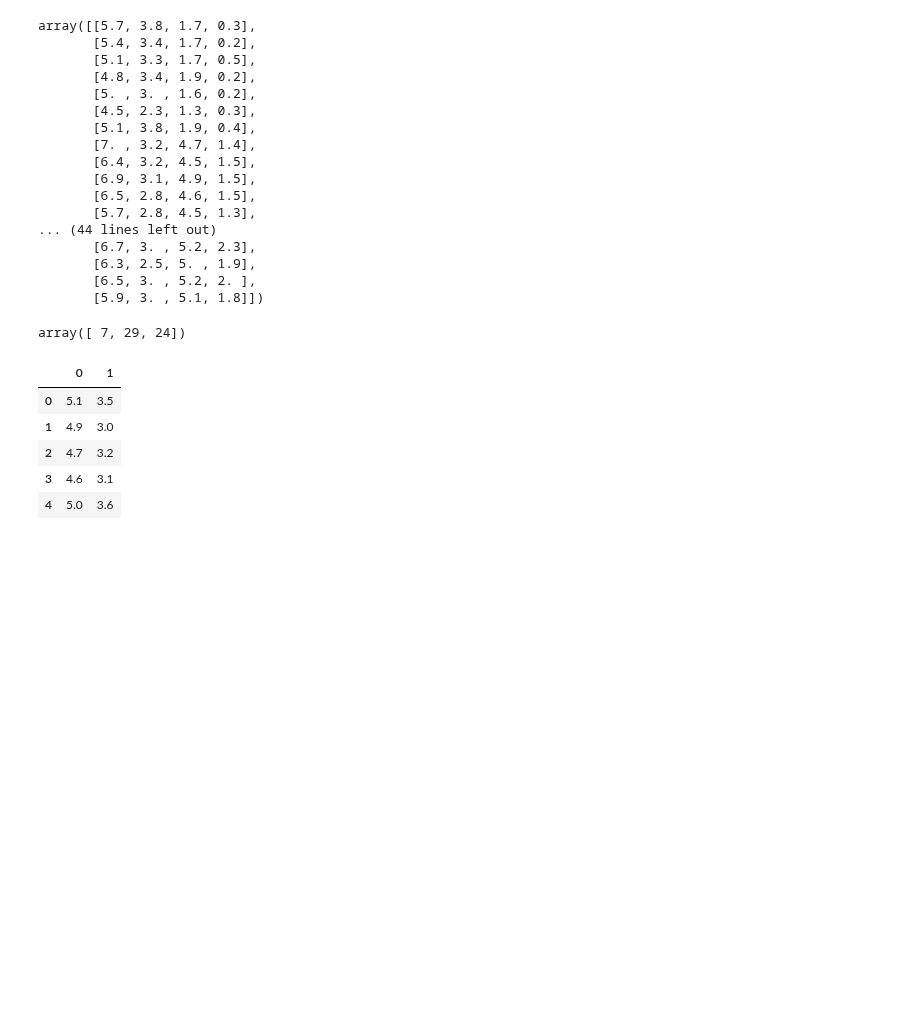
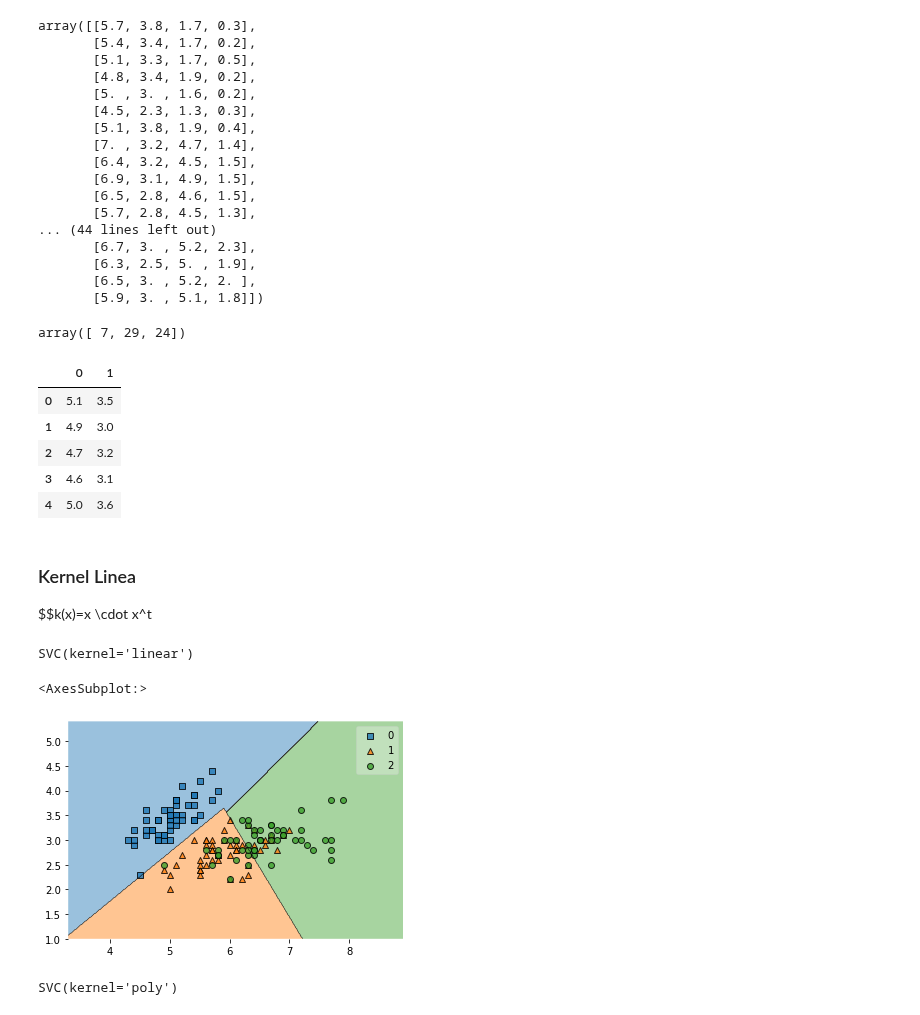
Before and after one commit to felixballestergoytia/Bootcamp_Sep2022, a Jupyter notebook: SVM/SVM.ipynb, the cells around one changed output. Cells and saved outputs as stored; diff of their text form; code cells hidden in the pictures; blank space fills up the shorter version.

```diff
--- a/SVM/SVM.ipynb
+++ b/SVM/SVM.ipynb
@@ -109,3 +109,21 @@ pd.DataFrame(X).head()
 | 4 | 5.0 | 3.6 |
 # %%
 from mlxtend.plotting import plot_decision_regions
+# %% [markdown]
+### Kernel Linea
+$$k(x)=x \cdot x^t
+# %%
+modelo_svm_lienal=SVC(kernel="linear")
+modelo_svm_lienal.fit(X,y)
+# %% [output]
+SVC(kernel='linear')
+# %%
+plot_decision_regions(X,y,clf=modelo_svm_lienal)
+# %% [output]
+<AxesSubplot:>
+[figure, added]
+# %%
+modelo_svm_poly=SVC(kernel="poly")
+modelo_svm_poly.fit(X,y)
+# %% [output]
+SVC(kernel='poly')
```
Also changed, not shown: parts of 7 cells of this notebook.
